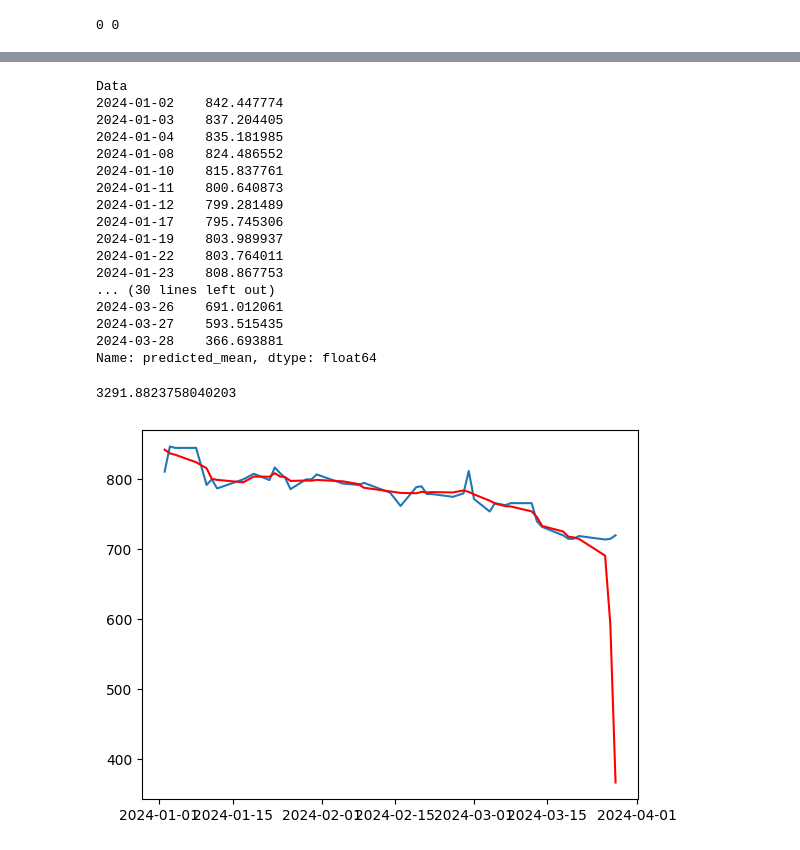
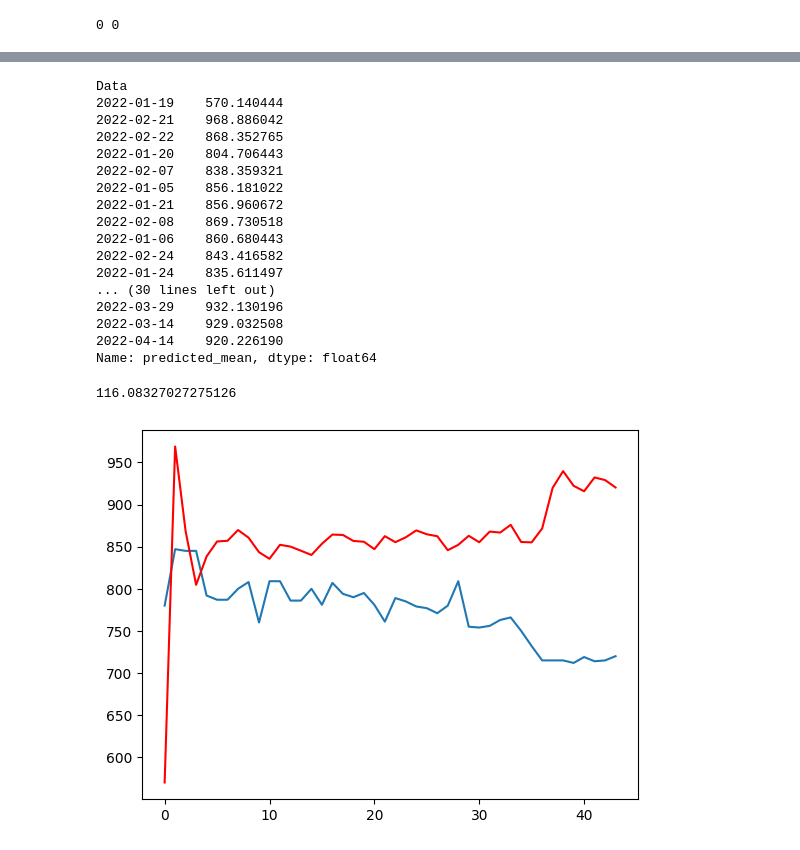
Before and after one commit to olzmooraes/dataScience, a Jupyter notebook: previsao/index.ipynb, the cells around one changed output, grey strips where cells are left out. Cells and saved outputs as stored; diff of their text form; code cells hidden in the pictures.

```diff
--- a/previsao/index.ipynb
+++ b/previsao/index.ipynb
@@ -284,7 +308,7 @@ plt.show()
 # Suavização com média móvel
 
 window_size = 3
-smoothed_data = np.convolve(df_unificado['Preco_Abertura'], np.ones(window_size), 'same') / window_size
+smoothed_data = np.convolve(df_unificado['Preco_Fechamento'], np.ones(window_size), 'same') / window_size
 
 print(smoothed_data)
 # %% [output]
@@ -308,50 +332,49 @@ print(smoothed_data)
 # %%
 df_suavisado = df_unificado
-df_suavisado['Preco_Abertura'] = smoothed_data
-p = 1
+df_suavisado['Preco_Fechamento'] = smoothed_data
+p = 5
 d = 1
-q = 1
+q = 0
 
-modelo_arima = ARIMA(df_suavisado['Preco_Abertura'], order=(p, d, q)).fit()
+modelo_arima = ARIMA(df_suavisado['Preco_Fechamento'], order=(p, d, q)).fit()
 
 # df_suavisado.set_index('Data', inplace=True)
 
-previsoes_suavisadas = modelo_arima.predict(start=pd.to_datetime('2024-01-02'), end=pd.to_datetime('2024-03-28'))
+previsoes_suavisadas = modelo_arima.predict(start=1, end=len(aflt3_df_2024))
 
 print(previsoes_suavisadas)
 # %% [output]
 Data
-2024-01-02    842.447774
-2024-01-03    837.204405
-2024-01-04    835.181985
-2024-01-08    824.486552
-2024-01-10    815.837761
-2024-01-11    800.640873
-2024-01-12    799.281489
-2024-01-17    795.745306
-2024-01-19    803.989937
-2024-01-22    803.764011
-2024-01-23    808.867753
+2022-01-19    570.140444
+2022-02-21    968.886042
+2022-02-22    868.352765
+2022-01-20    804.706443
+2022-02-07    838.359321
+2022-01-05    856.181022
+2022-01-21    856.960672
+2022-02-08    869.730518
+2022-01-06    860.680443
+2022-02-24    843.416582
+2022-01-24    835.611497
 ... (30 lines left out)
-2024-03-26    691.012061
-2024-03-27    593.515435
-2024-03-28    366.693881
+2022-03-29    932.130196
+2022-03-14    929.032508
+2022-04-14    920.226190
 Name: predicted_mean, dtype: float64
-# %%
-# aflt3_df_2024 = aflt3_df_2024.set_index('Data')
-
-df_comparativo = pd.concat([aflt3_df_2024['Preco_Abertura'], previsoes_suavisadas], axis=1 )
-
-df_comparativo.rename(columns={'predicted_mean': 'previsoes do arima', 'Preco_Abertura': 'Dados reais'}, inplace=True)
-
-erro_medio = np.mean((df_comparativo['Dados reais'] - df_comparativo['previsoes do arima'])**2)
-
-print(erro_medio)
-# %% [output]
-3291.8823758040203
-# %%
-plt.plot(df_comparativo['Dados reais'])
-plt.plot(df_comparativo['previsoes do arima'], color='red')
-plt.show()
-# %% [output]
-[figure, removed]
+# %%
+
+erro_medio_com_suavizacao = mean_squared_error(aflt3_df_2024['Preco_Fechamento'], previsoes_suavisadas)
+erro_medio_com_suavizacao = np.sqrt(erro_medio_com_suavizacao)
+print(erro_medio_com_suavizacao)
+# %% [output]
+116.08327027275126
+# %%
+previsoes_suavisadas = previsoes_suavisadas.reset_index(drop=True)
+aflt3_df_2024 = aflt3_df_2024.reset_index(drop=True)
+df_comparativo = pd.concat([aflt3_df_2024['Preco_Fechamento'], previsoes_suavisadas], axis=1)
+
+plt.plot(aflt3_df_2024['Preco_Fechamento'])
+plt.plot(previsoes_suavisadas, color='red')
+plt.show()
+# %% [output]
+[figure, added]
```
Also changed, not shown: parts of 11 cells of this notebook.
